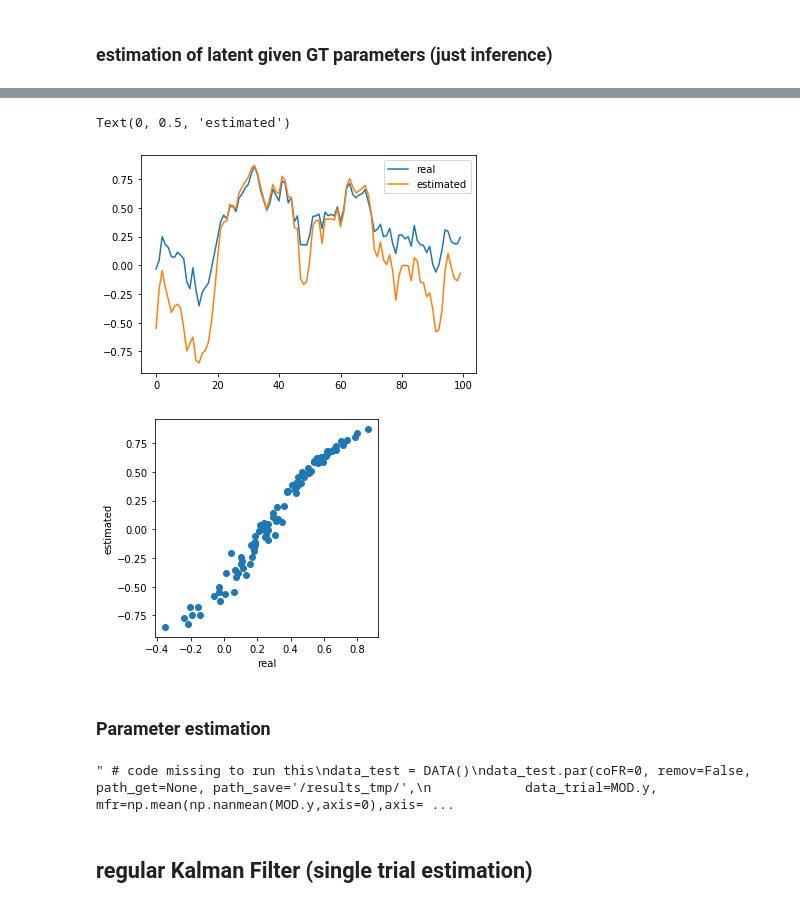
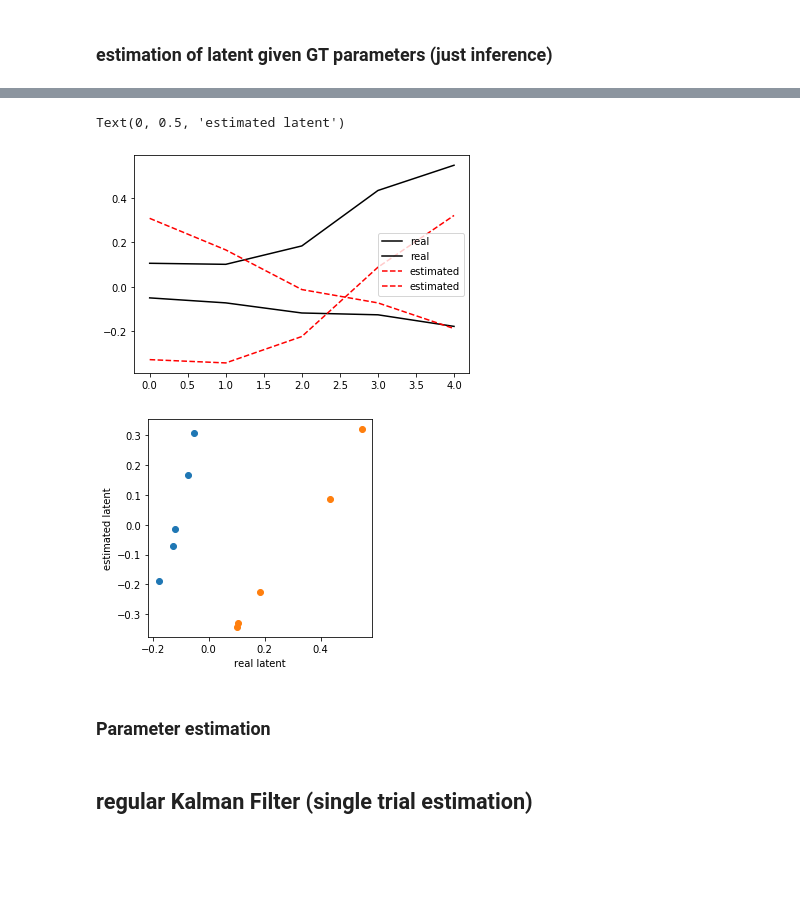
Before and after one commit to CarolineHaimerl27/LatentSpaceModels, a Jupyter notebook: Bourokan2017.ipynb, the cells around one changed output, grey strips where cells are left out. Drawn from its saved outputs; the diff is of its cells as text; code cells hidden in the pictures; blank space fills up the shorter version.

```diff
--- a/Bourokan2017.ipynb
+++ b/Bourokan2017.ipynb
@@ -37,7 +40,7 @@ def concat_trials(SPIKES, counts0, X=None):
 seed =6
 np.random.seed(seed)
 # linear Gaussian
-n_step_sig = np.array([5])
+n_step = np.array([5])
 Ttrials = 10
 
 # latent
@@ -52,12 +55,10 @@ ydim = 100
 cscal = 1
 C = cscal* np.random.randn(ydim*xdim).reshape(ydim, xdim)
 
-MOD = PLDS()
-MOD.par(xdim=xdim, ydim=ydim, n_step=n_step_sig, C=C, Q0=Q0, A=A, Q=Q, x0=x0,
+MOD = PLDS(xdim=xdim, ydim=ydim, n_step=n_step, C=C, Q0=Q0, A=A, Q=Q, x0=x0,R=None,
         Ttrials=Ttrials, B=2*np.ones([ydim,1]))
-MOD.sample()
+MOD.sample(poisson=True, X=None)
+MOD.vis_xy()
 yold = np.copy(MOD.y)
 Cold = np.copy(MOD.C)
-MOD.vis_xy()
-#MOD.vis_xzy(cho_ydim=np.argmax(C[:,0]))
 # %% [output]
@@ -77,3 +70,5 @@ a.shape
+# %%
+a = MOD.x.copy()
 # %%
 # upsample for neurons:
 
@@ -283,7 +266,3 @@ Text(0.5, 0, 'time')
 # Decoding latent dynamics of input using PLDS (from Deneve encoded spikes)
 # %% [markdown]
 ### estimation of latent given GT parameters (just inference)
-# %%
-#Ctmp = np.copy(MOD.C)
-#MOD.C[:,0] = np.copy(Ctmp) # np.random.randn(MOD.ydim)
-MOD.estx = vis_est_latent(MOD)
@@ -310,0 +269,7 @@ KeyboardInterrupt
+# %%
+# starting value
+Xtmp0 = np.sqrt(np.nanvar(MOD.x))*np.random.randn(MOD.x.shape[0], MOD.x.shape[1], MOD.x.shape[2])
+# inference
+Xest = MOD.inference(Xtmp0, MOD.y, MOD.B, MOD.C, MOD.A, MOD.Q,
+              MOD.Q0, MOD.x0, MOD.R, X=None, poisson=True,
+              disp=True, xtol=1e-10)
@@ -311,40 +294,20 @@ KeyboardInterrupt
 # %%
 tt = 0
 plt.figure()
-plt.plot(MOD.x[:,:,tt], label='real')
-plt.plot(MOD.estx[:,:,tt], label='estimated')
+plt.plot(MOD.x[:,:,tt], 'k', label='real')
+plt.plot(Xest[:,:,tt], '--r', label='estimated')
 plt.legend()
 
 plt.figure(figsize=(4,4))
-plt.plot(MOD.x[:,:,tt], MOD.estx[:,:,tt], 'o')
-plt.xlabel('real')
-plt.ylabel('estimated')
+plt.plot(MOD.x[:,:,tt], Xest[:,:,tt], 'o')
+plt.xlabel('real latent')
+plt.ylabel('estimated latent')
 # %% [output]
-Text(0, 0.5, 'estimated')
+Text(0, 0.5, 'estimated latent')
-[figure, old version]
+[figure, new version]
-[figure, old version]
+[figure, new version]
 # %% [markdown]
 ### Parameter estimation
-# %%
-''' # code missing to run this
-data_test = DATA()
-data_test.par(coFR=0, remov=False, path_get=None, path_save='/results_tmp/',
-            data_trial=MOD.y, mfr=np.mean(np.nanmean(MOD.y,axis=0),axis=1), D=MOD.ydim, Ttrials=MOD.Ttrials,
-         X=1*(np.isnan(MOD.x[:,0,:])==False).reshape(MOD.x.shape[0],1,MOD.x.shape[2]),
-         counts0=MOD.n_step, simulate=False)
-
-DtM_test = DATAtoMODEL()
-DtM_test.par(data=data_test, path=path,
-        saveresults=True, seed=0,MINDIM=1, MAXDIM=1, Ncrossval=1,
-         scalQ=.01, scalQ0=.001, maxiter=10, maxtim=1000, difflikthresh=.0001,
-         upx0=True, upQ0=True, upQ=True, upA=True, upC=True, upB=True, Adiag=False, regA=True,
-         backtracking=True, backtrack_diff=0, versionadd='deneveenc2')
-
-DtM_test.PLDS_model(data_test, saveresults=True)
-
-_ = DtM_test.PLDS_computeMSE(data_test, saveresults=True, printit=True)'''
-# %% [output]
-" # code missing to run this\ndata_test = DATA()\ndata_test.par(coFR=0, remov=False, path_get=None, path_save='/results_tmp/',\n            data_trial=MOD.y, mfr=np.mean(np.nanmean(MOD.y,axis=0),axis= ...
 # %% [markdown]
 ## regular Kalman Filter (single trial estimation)
 # %%
```
Also changed, not shown: parts of 15 cells of this notebook, 4 other files.
